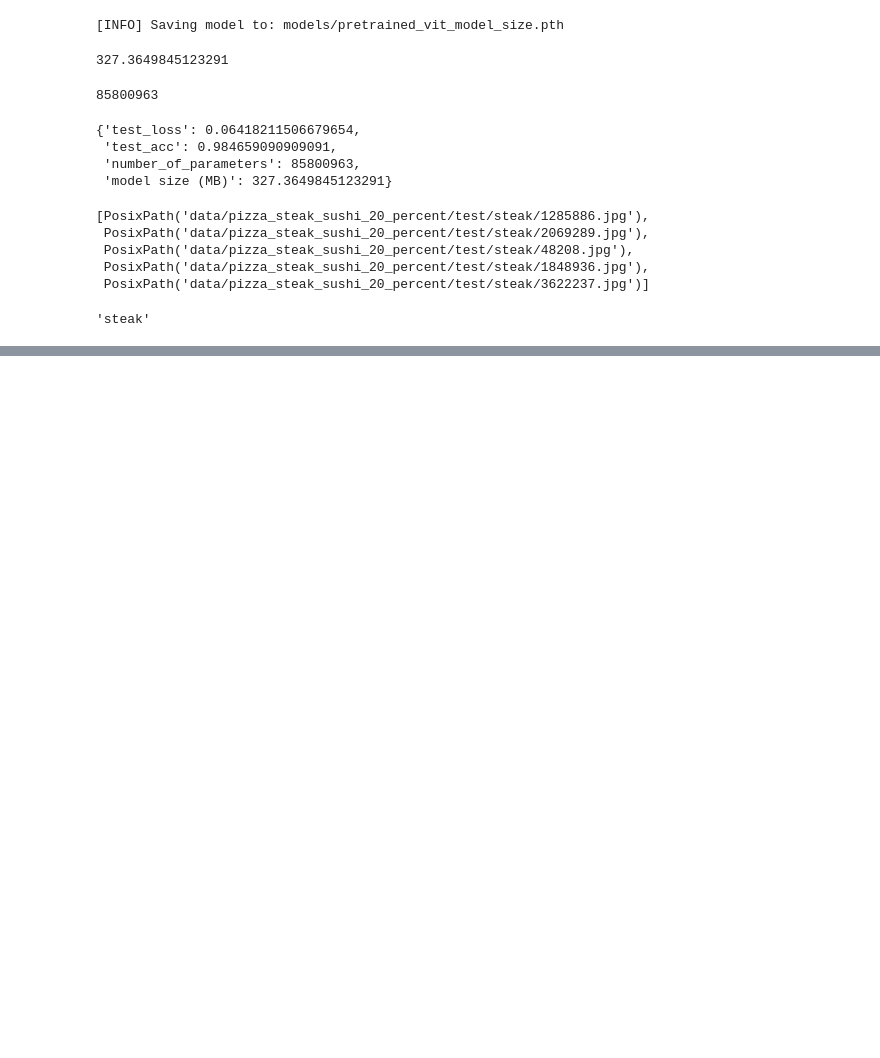
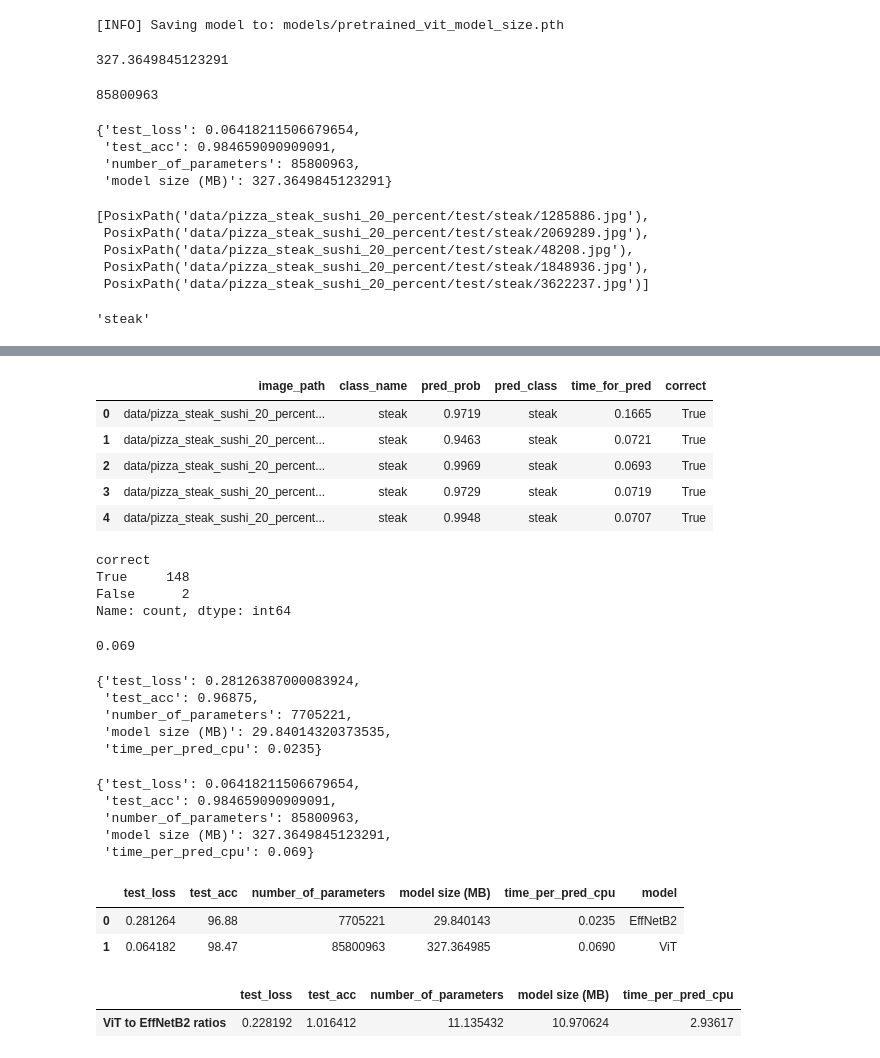
Before and after one commit to bellmake/model_deployment, a Jupyter notebook: model_deployment.ipynb, the cells around one changed output, grey strips where cells are left out. Cells and saved outputs as stored; diff of their text form; code cells hidden in the pictures; blank space fills up the shorter version.

Commit message:
model comparison (speed,performance)

```diff
--- a/model_deployment.ipynb
+++ b/model_deployment.ipynb
@@ -606,0 +631,7 @@ effnetb2_test_pred_df.head()
+# %%
+# ViT prediction
+vit_test_pred_dicts = pred_and_store(paths = test_data_paths,
+                                          model=vit,
+                                          transform=vit_transforms,
+                                          class_names=class_names,
+                                          device="cpu")
@@ -606,0 +653,68 @@ effnetb2_test_pred_df.head()
+# %%
+# Turn test_pred_dicts into DataFrame # works on CPU
+import pandas as pd
+vit_test_pred_df = pd.DataFrame(vit_test_pred_dicts)
+vit_test_pred_df.head()
+# %% [output]
+|  | image_path | class_name | pred_prob | pred_class | time_for_pred | correct |
+| 0 | data/pizza_steak_sushi_20_percent... | steak | 0.9719 | steak | 0.1665 | True |
+| 1 | data/pizza_steak_sushi_20_percent... | steak | 0.9463 | steak | 0.0721 | True |
+| 2 | data/pizza_steak_sushi_20_percent... | steak | 0.9969 | steak | 0.0693 | True |
+| 3 | data/pizza_steak_sushi_20_percent... | steak | 0.9729 | steak | 0.0719 | True |
+| 4 | data/pizza_steak_sushi_20_percent... | steak | 0.9948 | steak | 0.0707 | True |
+# %%
+# Check number of correct predictions
+vit_test_pred_df.correct.value_counts()
+# %% [output]
+correct
+True     148
+False      2
+Name: count, dtype: int64
+# %%
+# Find average time per prediction
+vit_average_time_per_pred = round(vit_test_pred_df.time_for_pred.mean(),4)
+vit_average_time_per_pred
+# %% [output]
+0.069
+# %%
+# Add time per pred
+effnetb2_stats["time_per_pred_cpu"] = effnetb2_average_time_per_pred
+effnetb2_stats
+# %% [output]
+{'test_loss': 0.28126387000083924,
+ 'test_acc': 0.96875,
+ 'number_of_parameters': 7705221,
+ 'model size (MB)': 29.84014320373535,
+ 'time_per_pred_cpu': 0.0235}
+# %%
+# Add time per pred
+vit_stats["time_per_pred_cpu"] = vit_average_time_per_pred
+vit_stats
+# %% [output]
+{'test_loss': 0.06418211506679654,
+ 'test_acc': 0.984659090909091,
+ 'number_of_parameters': 85800963,
+ 'model size (MB)': 327.3649845123291,
+ 'time_per_pred_cpu': 0.069}
+# %%
+# Turn stat dictionaries into DataFrame
+df = pd.DataFrame([effnetb2_stats, vit_stats])
+
+# add column for model names
+df["model"] = ["EffNetB2","ViT"]
+
+
+df["test_acc"] = round(df["test_acc"]*100,2)
+
+
+df
+# %% [output]
+|  | test_loss | test_acc | number_of_parameters | model size (MB) | time_per_pred_cpu | model |
+| 0 | 0.281264 | 96.88 | 7705221 | 29.840143 | 0.0235 | EffNetB2 |
+| 1 | 0.064182 | 98.47 | 85800963 | 327.364985 | 0.0690 | ViT |
+# %%
+pd.DataFrame(data=(df.set_index("model").loc["ViT"] / df.set_index("model").loc["EffNetB2"]),
+             columns=["ViT to EffNetB2 ratios"]).T
+# %% [output]
+|  | test_loss | test_acc | number_of_parameters | model size (MB) | time_per_pred_cpu |
+| ViT to EffNetB2 ratios | 0.228192 | 1.016412 | 11.135432 | 10.970624 | 2.93617 |
```
Also changed, not shown: parts of 7 cells of this notebook.
